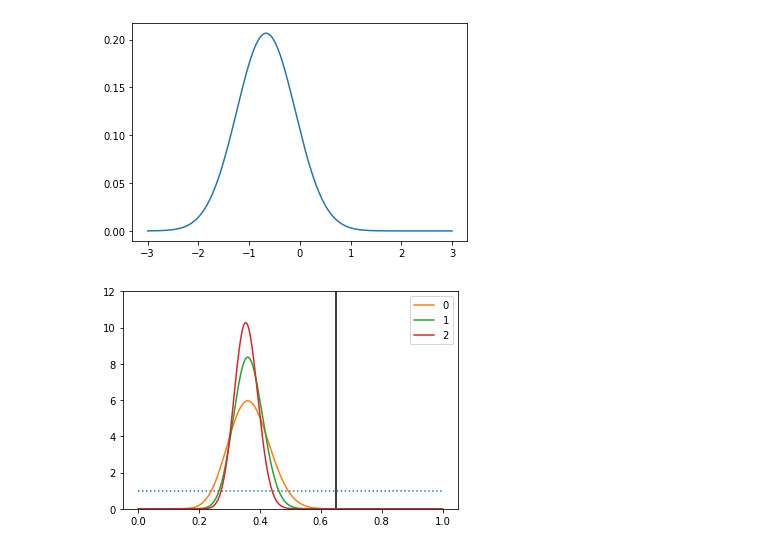
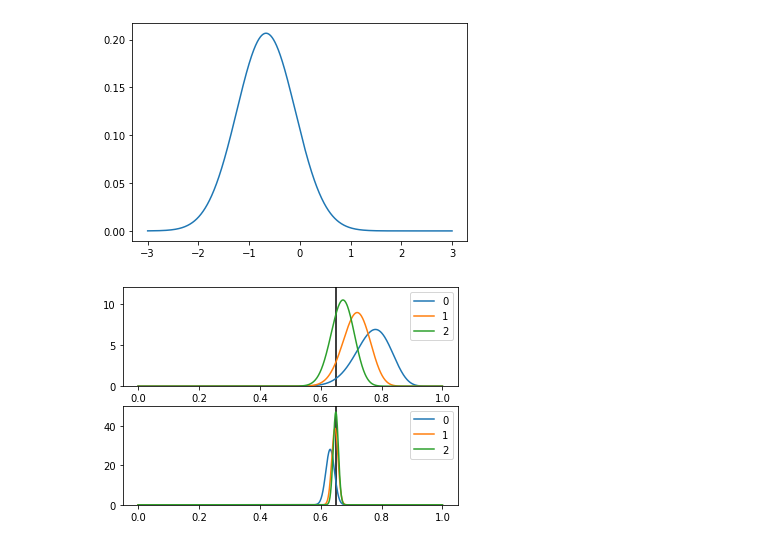
Before and after one commit to chi-hun/datascienceschool, a Jupyter notebook: datascienceschool.ipynb, the cells around one changed output. Cells and saved outputs as stored; diff of their text form; code cells hidden in the pictures.

```diff
--- a/datascienceschool.ipynb
+++ b/datascienceschool.ipynb
@@ -223,20 +223,30 @@ plt.show()
 # %%
 import numpy as np
 import scipy as sp
 import scipy.stats
 import matplotlib.pyplot as plt
 mu = 0.65
 a, b = 1, 1
 xx = np.linspace(0,1,1000)
 plt.plot(xx, sp.stats.beta(a, b).pdf(xx), ls=':')
+plt.subplot(2,1,1)
 for i in range(3):
   x = sp.stats.bernoulli(mu).rvs(50)
   n0, n1 = np.bincount(x, minlength=2)
-  a, b= a+n0, b+n1
+  a, b= a+n1, b+n0
   plt.plot(xx, sp.stats.beta(a,b).pdf(xx), label=f'{i}')
 plt.vlines(x=0.65, ymin=0, ymax=12)
 plt.ylim(0, 12)
 plt.legend()
+plt.subplot(2,1,2)
+for i in range(3):
+  x = sp.stats.bernoulli(mu).rvs(1000)
+  n0, n1 = np.bincount(x, minlength=2)
+  a, b= a+n1, b+n0
+  plt.plot(xx, sp.stats.beta(a,b).pdf(xx), label=f'{i}')
+plt.vlines(x=0.65, ymin=0, ymax=50)
+plt.ylim(0, 50)
+plt.legend()
 plt.show()
 # %% [output]
-[figure, old version]
+[figure, new version]
```
Also changed, not shown: parts of 12 cells of this notebook.
